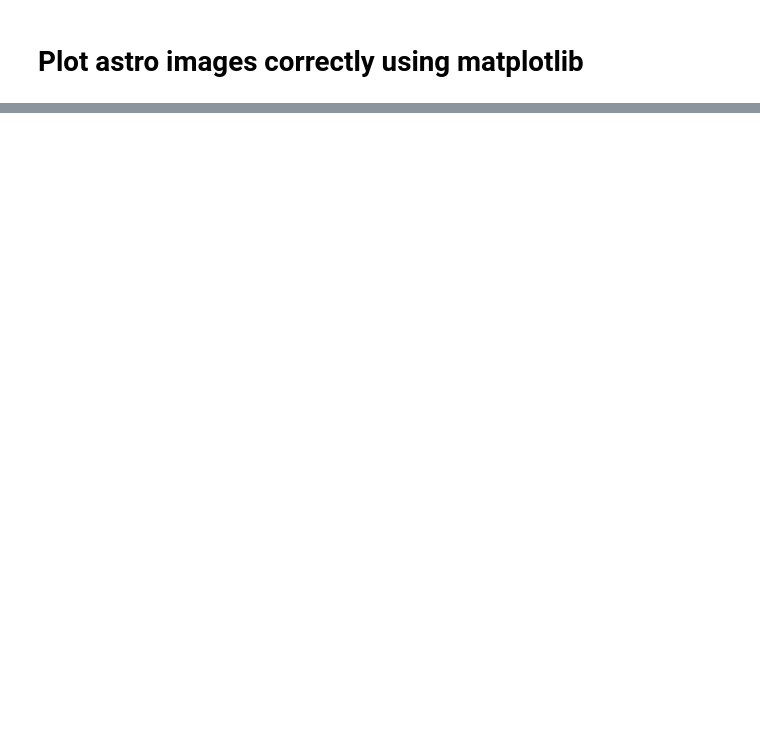
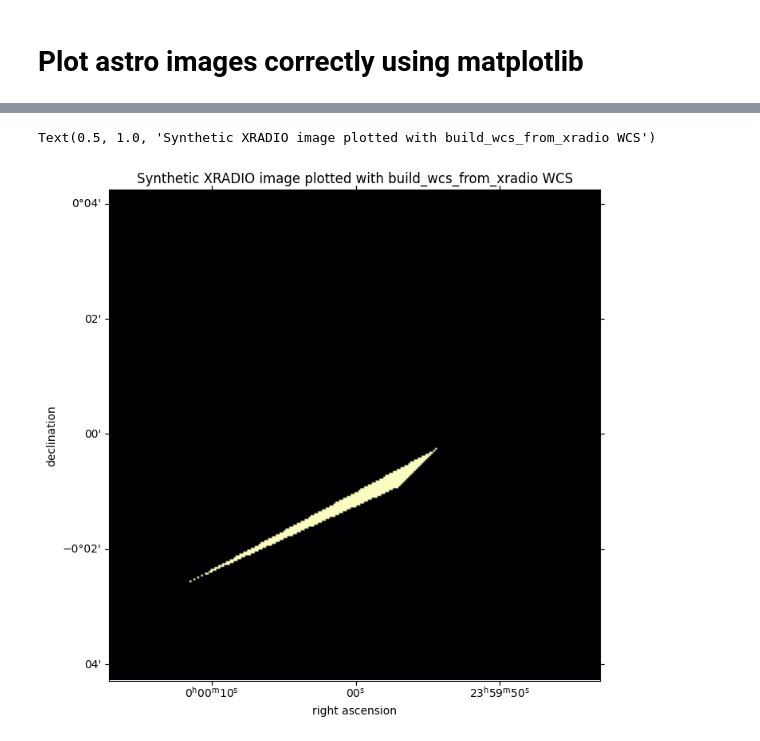
Before and after one commit to dmehring/wcs_reprojection, a Jupyter notebook: notebooks/plot_astro_images_with_matplotlib.ipynb, the cells around one changed output, grey strips where cells are left out. Saved outputs shown, nothing was run; the diff lists cells and outputs as text; code cells hidden in the pictures; blank space fills up the shorter version.

Commit message:
plotting, demo

```diff
--- a/notebooks/plot_astro_images_with_matplotlib.ipynb
+++ b/notebooks/plot_astro_images_with_matplotlib.ipynb
@@ -156,0 +203,65 @@ for p in plots:
+# %%
+import sys
+sys.path.append("..")
+
+import numpy as np
+import xarray as xr
+import plotting
+from wcs_reproject import build_wcs_from_xradio
+from xradio.image import make_empty_sky_image
+
+# Build a synthetic XRADIO image, then construct WCS as in the demo notebook.
+phase_center = [0.0, 0.0]  # [ra, dec] in radians
+image_size = [256, 256]
+cell_arcsec = 2.0
+cell = np.deg2rad(cell_arcsec / 3600.0)
+cell_size = [cell, cell]
+frequency_coords = np.array([1.4e9])
+pol_coords = ["I"]
+time_coords = np.array([59000.0])
+
+xds = make_empty_sky_image(
+    phase_center=phase_center,
+    image_size=image_size,
+    cell_size=cell_size,
+    frequency_coords=frequency_coords,
+    pol_coords=pol_coords,
+    time_coords=time_coords,
+    direction_reference="fk5",
+    projection="SIN",
+    spectral_reference="lsrk",
+    do_sky_coords=True,
+)
+
+dims = ("time", "frequency", "polarization", "l", "m")
+coords = {d: xds.coords[d] for d in dims}
+sky_shape = tuple(len(coords[d]) for d in dims)
+sky_data = np.zeros(sky_shape, dtype=np.float32)
+
+# Add a simple off-center source so the plot has visible structure.
+"""
+sky_data = generate_gaussian_xy(
+    shape=image_size, x_c=100, y_c=200, sigma_a=20, sigma_b=10,
+    theta_math=np.radians(30), amplitude=100
+)
+"""
+plane = sky_data[0, 0, 0]
+corners_xy = [[40, 50], [150, 100], [170, 120]]
+plane = add_triangle(plane, corners_xy, value=1.0)
+sky_data[0, 0, 0] = plane
+sky = xr.DataArray(sky_data, dims=dims, coords=coords)
+sky.attrs["units"] = "Jy/pixel"
+xds["SKY"] = sky
+
+
+wcs_build_result = build_wcs_from_xradio(xds, dim_a="l", dim_b="m")
+wcs = wcs_build_result.wcs
+
+plane = xds["SKY"].isel(time=0, frequency=0, polarization=0).values
+fig, ax = plotting.generate_astro_plot(plane, wcs)
+ax.coords[0].set_axislabel("right ascension")
+ax.coords[1].set_axislabel("declination")
+ax.set_title("Synthetic XRADIO image plotted with build_wcs_from_xradio WCS")
+# %% [output]
+Text(0.5, 1.0, 'Synthetic XRADIO image plotted with build_wcs_from_xradio WCS')
+[figure, added]
```
Also changed, not shown: parts of 10 cells of this notebook, 4 other files.
